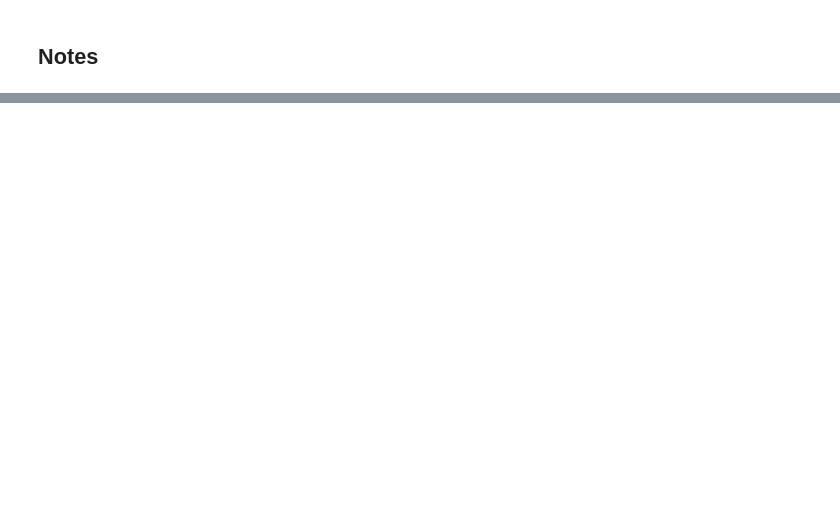
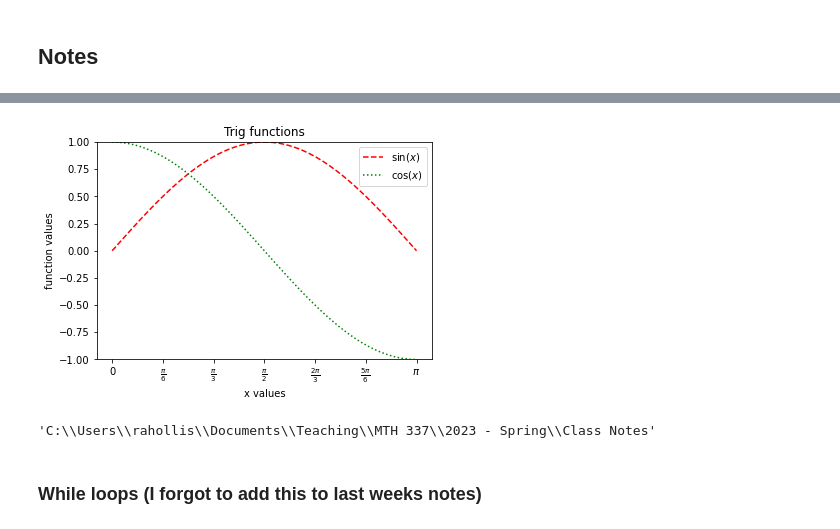
Before and after one commit to rahollis/rahollis.github.io, a Jupyter notebook: _static/MTH_337/week2_in_class.ipynb, the cells around one changed output, grey strips where cells are left out. Drawn from its saved outputs; the diff is of its cells as text; code cells hidden in the pictures; blank space fills up the shorter version.

Commit message:
week2

```diff
--- a/_static/MTH_337/week2_in_class.ipynb
+++ b/_static/MTH_337/week2_in_class.ipynb
@@ -114,0 +133,21 @@ SyntaxError: invalid syntax (Temp/ipykernel_15300/48628321.py, line 1)
+# %%
+x_values = [i*math.pi/100 for i in range(101)]
+sin_values = [math.sin(value) for value in x_values]
+cos_values = [math.cos(value) for value in x_values]
+plt.plot(x_values,sin_values,'r--')
+plt.plot(x_values,cos_values,'g:')
+plt.title('Trig functions')
+plt.xlabel('x values')
+plt.ylabel('function values')
+plt.ylim([-1,1])
+plt.xticks([i*math.pi/6 for i in range(7)],['0',r'$\frac{\pi}{6}$',r'$\frac{\pi}{3}$',r'$\frac{\pi}{2}$',r'$\frac{2\pi}{3}$',r'$\frac{5\pi}{6}$','$\pi$'])
+plt.legend([r'$\sin(x)$',r'$\cos(x)$'])
+plt.show()
+# %% [output]
+[figure, added]
+# %%
+pwd
+# %% [output]
+'C:\\Users\\rahollis\\Documents\\Teaching\\MTH 337\\2023 - Spring\\Class Notes'
+# %% [markdown]
+### While loops (I forgot to add this to last weeks notes)
```
Also changed, not shown: parts of 39 cells of this notebook, 24 other files.
